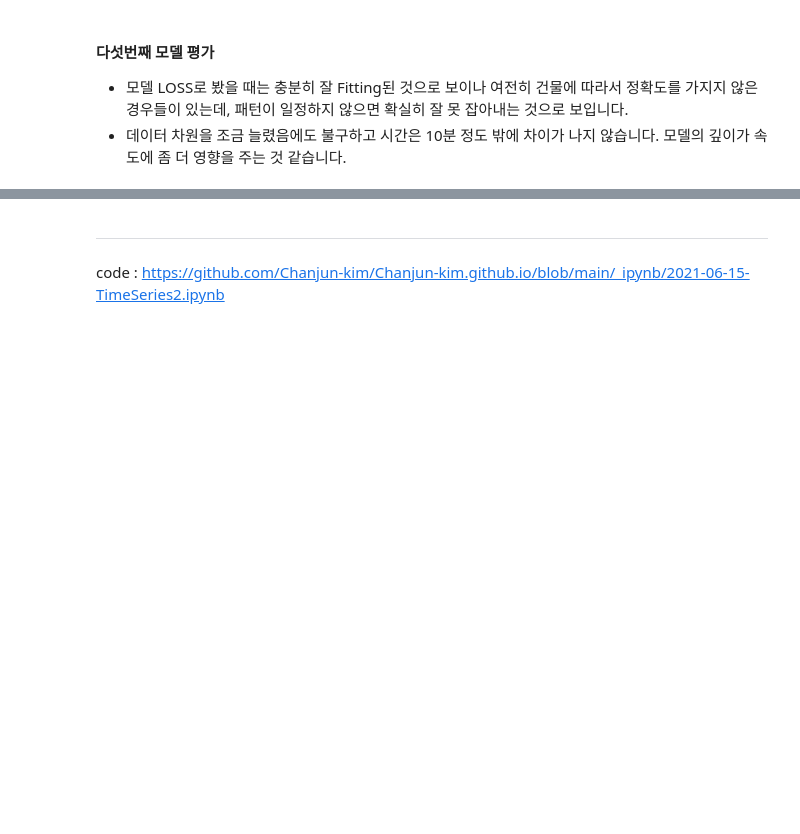
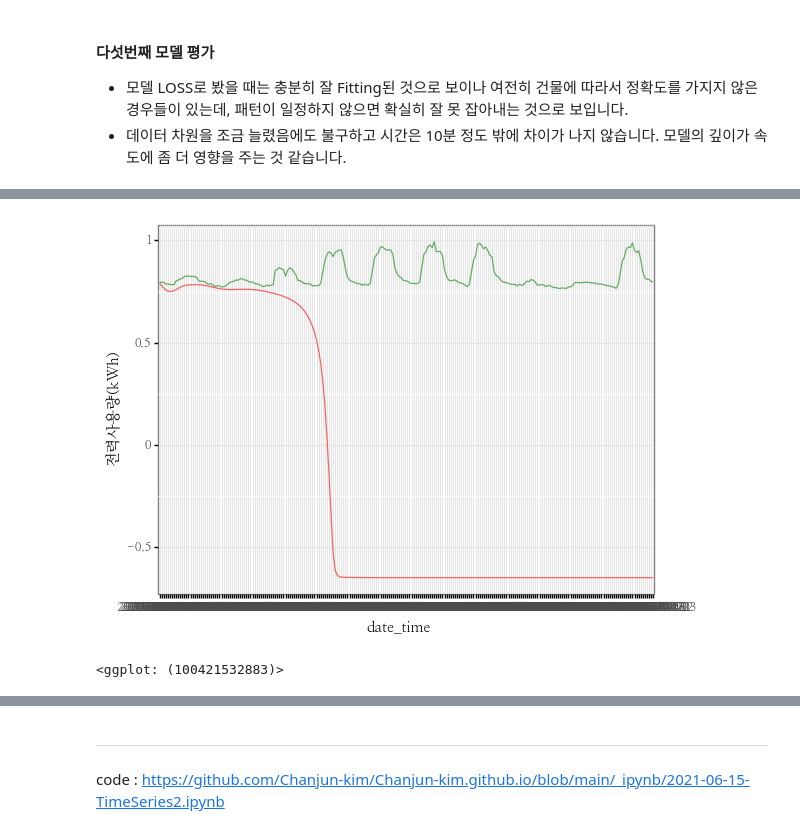
Before and after one commit to Chanjun-kim/Chanjun-kim.github.io, a Jupyter notebook: _ipynb/2021-06-15-TimeSeries2.ipynb, the cells around one changed output, grey strips where cells are left out. Drawn from its saved outputs; the diff is of its cells as text; code cells hidden in the pictures; blank space fills up the shorter version.

```diff
--- a/_ipynb/2021-06-15-TimeSeries2.ipynb
+++ b/_ipynb/2021-06-15-TimeSeries2.ipynb
@@ -764,0 +884,5 @@ predict_grp_idx(grp_val, mae_max, y_col)
+# %%
+predict_grp_idx(grp_val, mae_max, y_col)
+# %% [output]
+[figure, added]
+<ggplot: (100421532883)>
```
Also changed, not shown: parts of 50 cells of this notebook, 29 other files.
